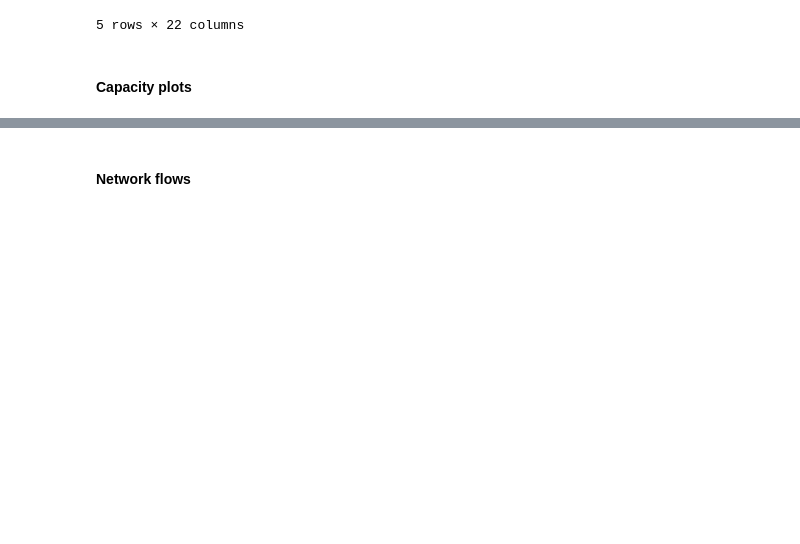
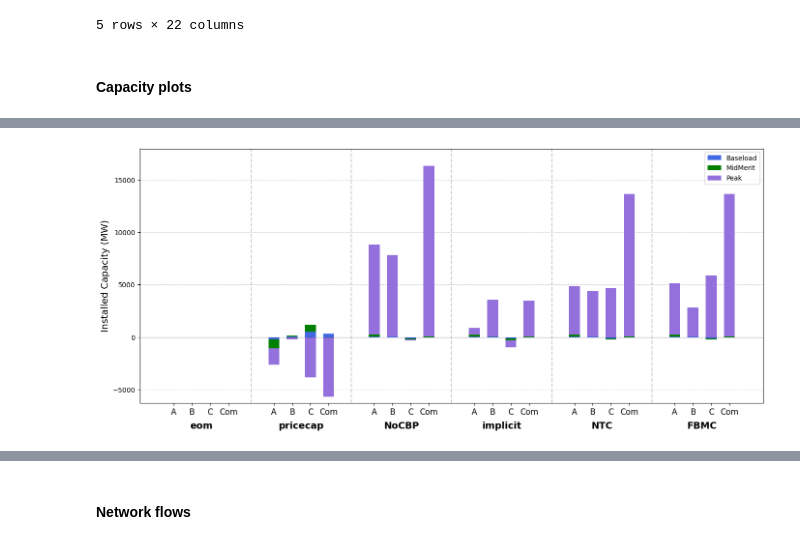
Before and after one commit to kamaladekola/cross_border-CM, a Jupyter notebook: analysis.ipynb, the cells around one changed output, grey strips where cells are left out. Drawn from its saved outputs; the diff is of its cells as text; code cells hidden in the pictures; blank space fills up the shorter version.

```diff
--- a/analysis.ipynb
+++ b/analysis.ipynb
@@ -406,3 +472,9 @@ plot_cap_bars(capacity_changes,"Change in Installed Capacity vs Ideal EOM (MW)")
+# %%
+# plot capacity changes
+planner_capacity_data = extract_capacity_changes(planner_capacity_data)
+plot_cap_bars(planner_capacity_data, "Installed Capacity (MW)")
+# %% [output]
+[figure, added]
 # %%
 # Extract differences between planner and MCP models
 planner_mcp_diffs = extract_planner_mcp_diffs(analysis_data)
```
Also changed, not shown: parts of 20 cells of this notebook, 55 other files.
